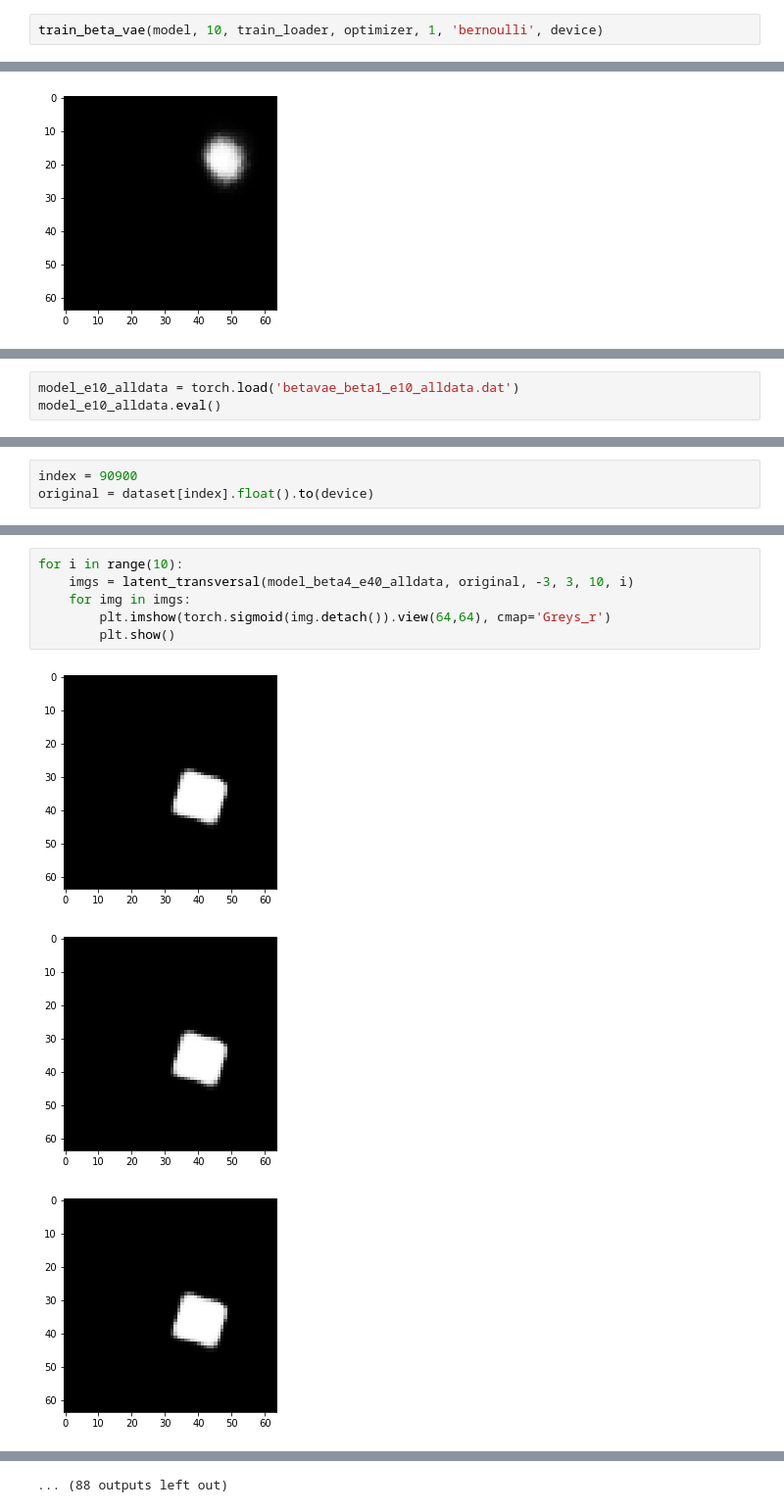
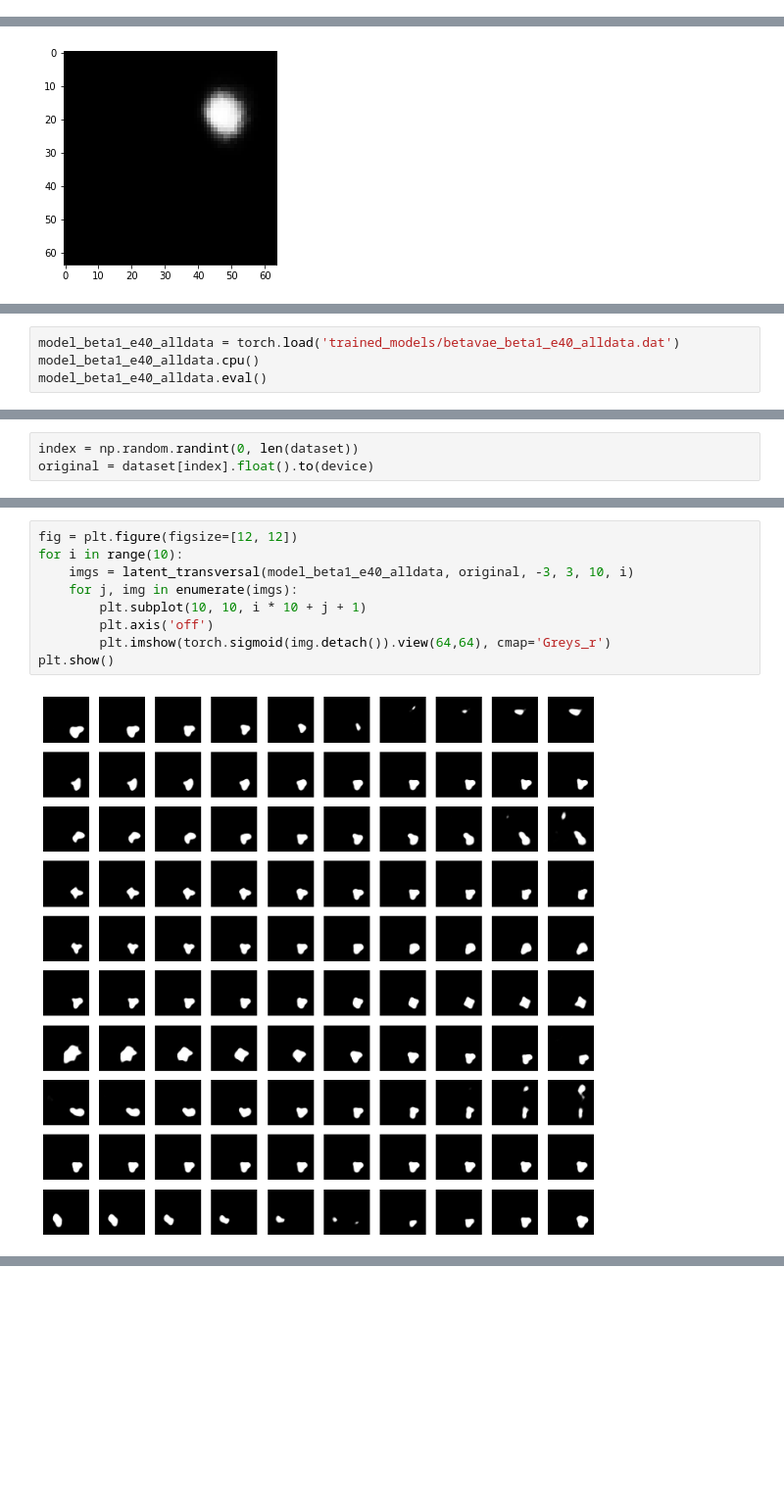
Before and after one commit to hzzhyj/atml, a Jupyter notebook: experiments/BetaVAE.ipynb, the cells around one changed output, grey strips where cells are left out. Shown at 98% size. Saved outputs shown, nothing was run; the diff lists cells and outputs as text; blank space fills up the shorter version.

Commit message:
betavae 100 epochs

```diff
--- a/experiments/BetaVAE.ipynb
+++ b/experiments/BetaVAE.ipynb
@@ -64,5 +58,3 @@ BetaVAEDSprites(
 )
 # %%
 optimizer = torch.optim.Adagrad(model.parameters(), lr=1e-2)
-# %%
-train_beta_vae(model, 10, train_loader, optimizer, 1, 'bernoulli', device)
@@ -109,6 +92,7 @@ torch.save(model, 'betavae_beta1_e10.dat')
 # %%
-model_e10_alldata = torch.load('betavae_beta1_e10_alldata.dat')
-model_e10_alldata.eval()
+model_beta1_e40_alldata = torch.load('trained_models/betavae_beta1_e40_alldata.dat')
+model_beta1_e40_alldata.cpu()
+model_beta1_e40_alldata.eval()
 # %% [output]
 BetaVAEDSprites(
   (encoder): Sequential(
@@ -197,3 +124,3 @@ BetaVAEDSprites(
 # %%
-index = 90900
+index = np.random.randint(0, len(dataset))
 original = dataset[index].float().to(device)
@@ -205,10 +146,11 @@ plt.show()
 # %%
+fig = plt.figure(figsize=[12, 12])
 for i in range(10):
-    imgs = latent_transversal(model_beta4_e40_alldata, original, -3, 3, 10, i)
-    for img in imgs:
+    imgs = latent_transversal(model_beta1_e40_alldata, original, -3, 3, 10, i)
+    for j, img in enumerate(imgs):
+        plt.subplot(10, 10, i * 10 + j + 1)
+        plt.axis('off')
         plt.imshow(torch.sigmoid(img.detach()).view(64,64), cmap='Greys_r')
-        plt.show()
+plt.show()
 # %% [output]
-[figure, old version]
+[figure, new version]
-[figure, removed]
-[figure, removed]
@@ -224 +156,0 @@ for i in range(10):
-... (88 outputs left out)
```
Also changed, not shown: parts of 30 cells of this notebook, 6 other files.
